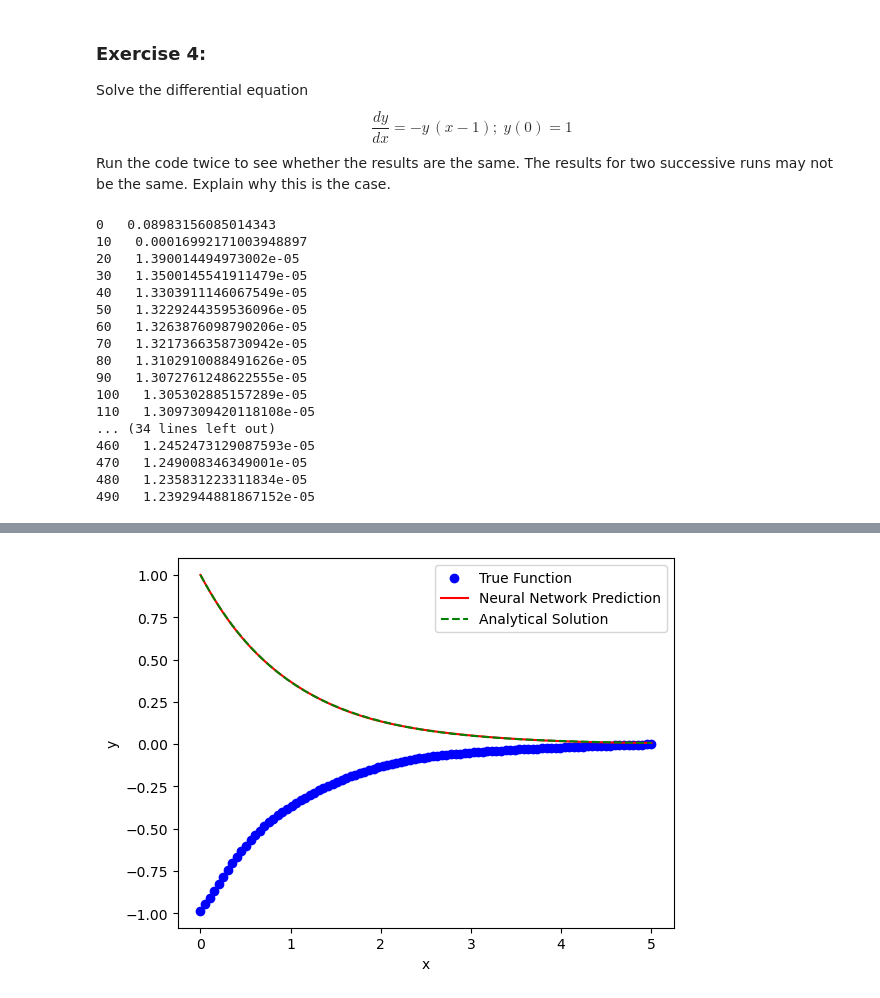
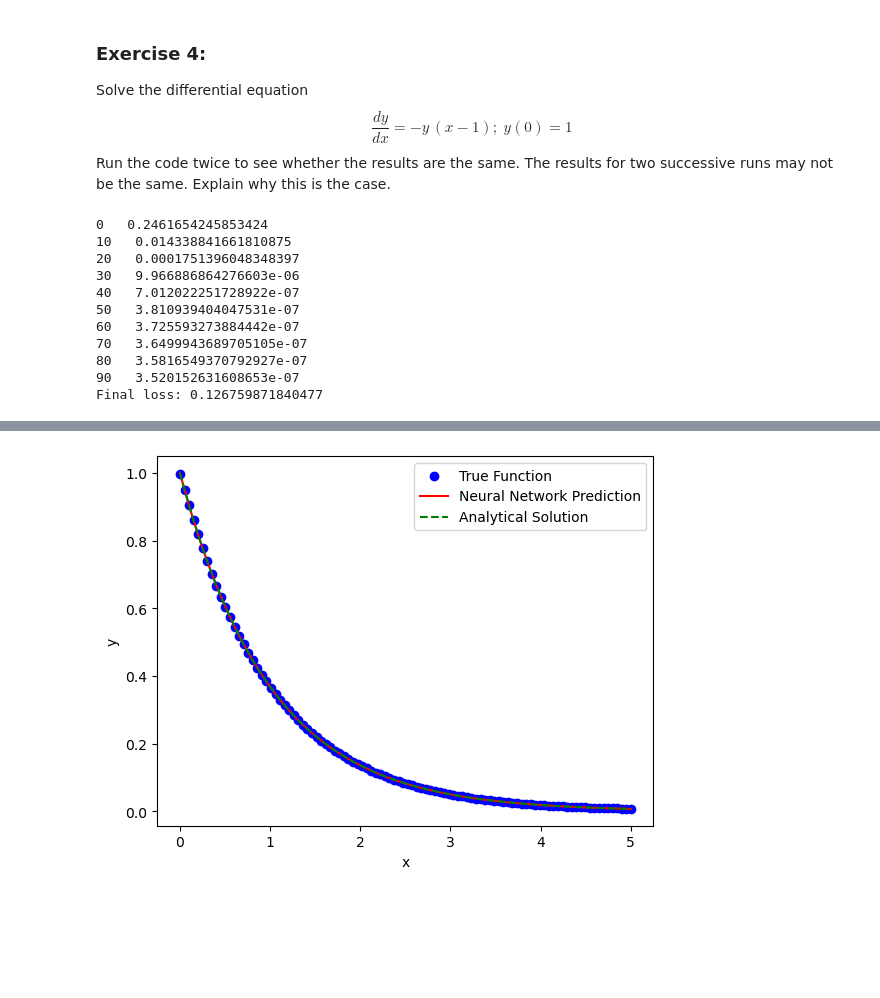
Before and after one commit to JakobSchauser/MscPhysics, a Jupyter notebook: ComputationalAstrophysics/6 Neural Networks/1dregression.ipynb, the cells around one changed output, grey strips where cells are left out. Drawn from its saved outputs; the diff is of its cells as text; code cells hidden in the pictures; blank space fills up the shorter version.

```diff
--- a/ComputationalAstrophysics/6 Neural Networks/1dregression.ipynb
+++ b/ComputationalAstrophysics/6 Neural Networks/1dregression.ipynb
@@ -34,8 +34,9 @@ import matplotlib.pyplot as plt
 
 
 # Generate synthetic data
-x = torch.linspace(-0, 5, 100)
+x = torch.linspace(0, 5, 100)
 x.requires_grad = True
+x = x.unsqueeze(-1)
 
 # Define a simple neural network
 class Net(nn.Module):
@@ -58,38 +59,44 @@ net = Net()
 criterion = nn.MSELoss()
 
 # Define the optimizer
-optimizer = optim.LBFGS(net.parameters(), lr=0.02)
+optimizer = optim.LBFGS(net.parameters(), lr=0.01)
 
 
 def true_function(x, net):
-    # dy/dx + y
     y = net(x)
+    # if y.grad is None:
+    #     h = 0.001
+    #     dydx = (net(x + h) - y) / h
+    #     print("x.grad is None")
+    # else:
+    #     dydx = y.grad
     if x.grad is None:
-        y.backward(torch.ones_like(x).unsqueeze(-1), retain_graph=True)
-    dydx = x.grad.squeeze(-1)
-    # h = 0.001
-    # dydx = (net(x + h) - y) / h
-    return dydx
+        dydx = torch.autograd.grad(y, x, grad_outputs=torch.ones_like(y), create_graph=True)[0]
+    else:
+        dydx = x.grad
+
+    return -dydx
 
 # Training loop
-for i in range(500):
+for i in range(100):
     def closure():
         optimizer.zero_grad()
-        outputs = net(x.unsqueeze(-1))
-        y = -true_function(x.unsqueeze(-1), net)
+        outputs = net(x)
+        y = true_function(x, net)
         loss = criterion(outputs, y) + torch.square(net(torch.tensor([0.])) - torch.tensor( [1.]))/10.
-        loss.backward()
+        loss.backward(retain_graph=True)
         return loss
 
     loss=optimizer.step(closure)
+
     if(i%10==0):
       print(i," ",loss.item())
 # Print the final loss
 
-y = true_function(x.unsqueeze(-1), net).detach()
+y = true_function(x, net).detach()
 
 with torch.no_grad():
-    outputs = net(x.unsqueeze(-1))
+    outputs = net(x)
     loss = criterion(outputs, y.unsqueeze(-1))
 
 print(f'Final loss: {loss.item()}')
@@ -104,20 +111,14 @@ plt.ylabel('y')
 plt.legend()
 plt.show()
 # %% [output]
-0   0.08983156085014343
-10   0.00016992171003948897
-20   1.390014494973002e-05
-30   1.3500145541911479e-05
-40   1.3303911146067549e-05
-50   1.3229244359536096e-05
-60   1.3263876098790206e-05
-70   1.3217366358730942e-05
-80   1.3102910088491626e-05
-90   1.3072761248622555e-05
-100   1.305302885157289e-05
-110   1.3097309420118108e-05
-... (34 lines left out)
-460   1.2452473129087593e-05
-470   1.249008346349001e-05
-480   1.235831223311834e-05
-490   1.2392944881867152e-05
+0   0.2461654245853424
+10   0.014338841661810875
+20   0.0001751396048348397
+30   9.966886864276603e-06
+40   7.012022251728922e-07
+50   3.810939404047531e-07
+60   3.725593273884442e-07
+70   3.6499943689705105e-07
+80   3.5816549370792927e-07
+90   3.520152631608653e-07
+Final loss: 0.126759871840477
@@ -125 +125 @@ Final loss: 0.2890201210975647
-[figure, old version]
+[figure, new version]
```
Also changed, not shown: parts of 1 cell of this notebook.
